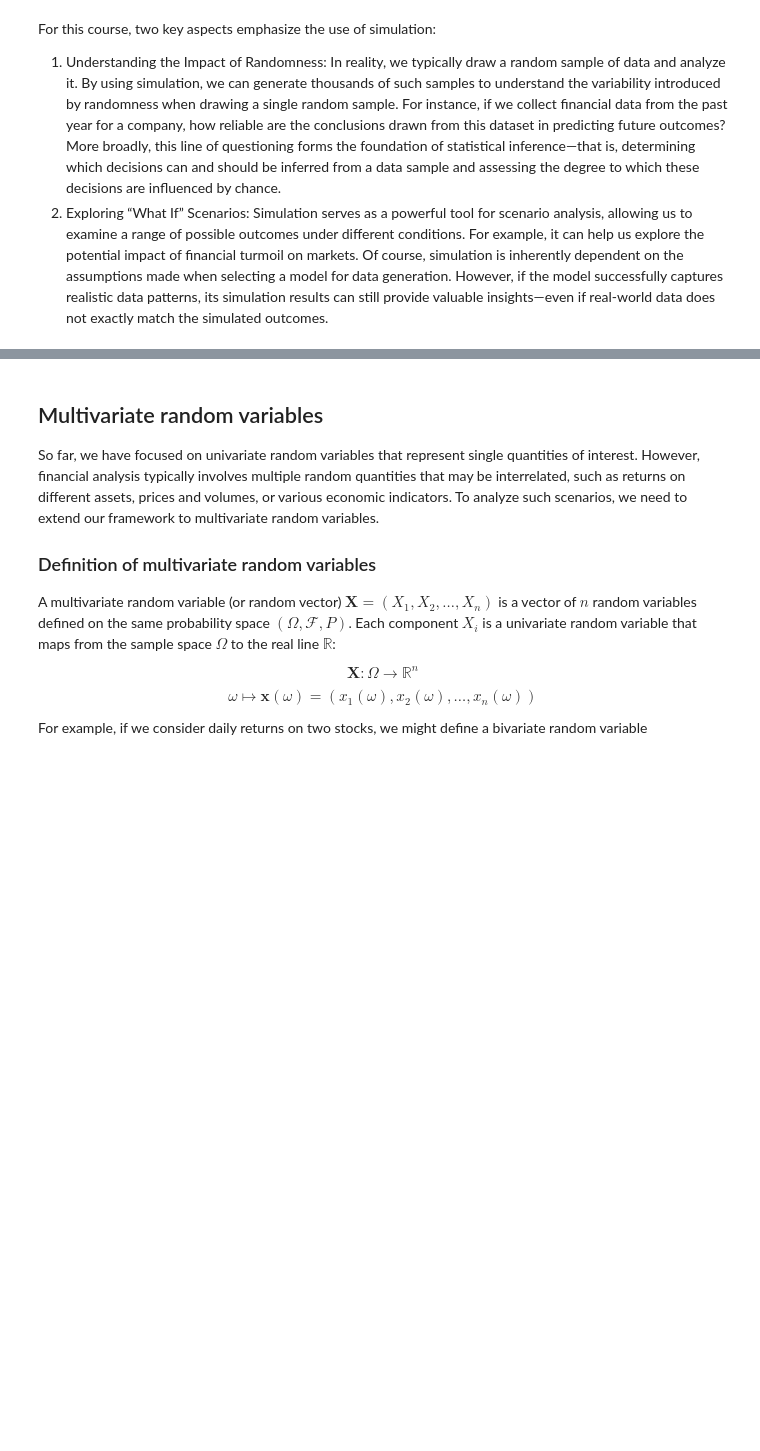
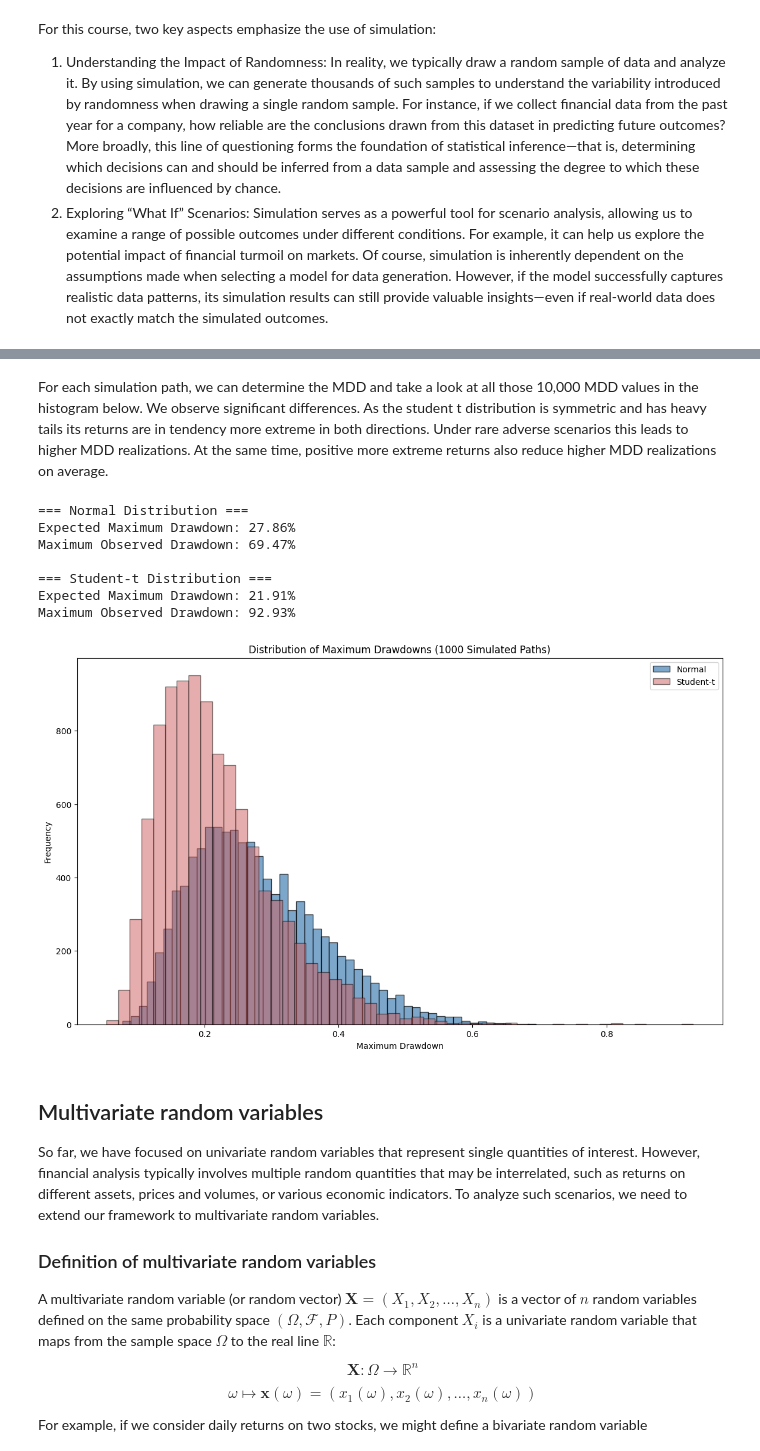
Before and after one commit to RalfKellner/fdaml_coursebook, a Jupyter notebook: coursebook/_build/jupyter_execute/02_random_variables.ipynb, the cells around one changed output, grey strips where cells are left out. Cells and saved outputs as stored; diff of their text form; code cells hidden in the pictures; blank space fills up the shorter version.

```diff
--- a/coursebook/_build/jupyter_execute/02_random_variables.ipynb
+++ b/coursebook/_build/jupyter_execute/02_random_variables.ipynb
@@ -523,3 +746,51 @@ Simulation serves as a powerful tool for scenario analysis, allowing us to exami
+# %% [markdown]
+For each simulation path, we can determine the MDD and take a look at all those 10,000 MDD values in the histogram below. We observe significant differences. As the student t distribution is symmetric and has heavy tails its returns are in tendency more extreme in both directions. Under rare adverse scenarios this leads to higher MDD realizations. At the same time, positive more extreme returns also reduce higher MDD realizations on average.
+# %%
+# Calculate Maximum Drawdown for Each Path
+def calculate_max_drawdowns(price_paths):
+    max_drawdowns = []
+    for path in price_paths.T:
+        peak = np.maximum.accumulate(path)
+        drawdown = (peak - path) / peak
+        max_drawdowns.append(np.max(drawdown))
+    return max_drawdowns
+
+normal_max_drawdowns = calculate_max_drawdowns(normal_price_paths)
+student_t_max_drawdowns = calculate_max_drawdowns(student_t_price_paths)
+
+# Summary Statistics
+def summary_statistics(max_drawdowns, name):
+    expected_drawdown = np.mean(max_drawdowns)
+    max_drawdown = np.max(max_drawdowns)
+
+    print(f"=== {name} Distribution ===")
+    print(f"Expected Maximum Drawdown: {expected_drawdown:.2%}")
+    print(f"Maximum Observed Drawdown: {max_drawdown:.2%}")
+    print()
+
+
+summary_statistics(normal_max_drawdowns, "Normal")
+summary_statistics(student_t_max_drawdowns, "Student-t")
+
+# Histogram of Maximum Drawdowns
+plt.figure(figsize=(14, 8))
+plt.hist(normal_max_drawdowns, bins=50, color='steelblue', edgecolor='black', alpha=0.7, label="Normal")
+plt.hist(student_t_max_drawdowns, bins=50, color='indianred', edgecolor='black', alpha=0.5, label="Student-t")
+plt.title("Distribution of Maximum Drawdowns (1000 Simulated Paths)")
+plt.xlabel("Maximum Drawdown")
+plt.ylabel("Frequency")
+plt.legend(loc="upper right")
+fig.tight_layout()
+plt.show()
+# %% [output]
+=== Normal Distribution ===
+Expected Maximum Drawdown: 27.86%
+Maximum Observed Drawdown: 69.47%
+
+=== Student-t Distribution ===
+Expected Maximum Drawdown: 21.91%
+Maximum Observed Drawdown: 92.93%
+[figure, added]
 # %% [markdown]
 ## Multivariate random variables
 
```
Also changed, not shown: parts of 11 cells of this notebook, 56 other files.
